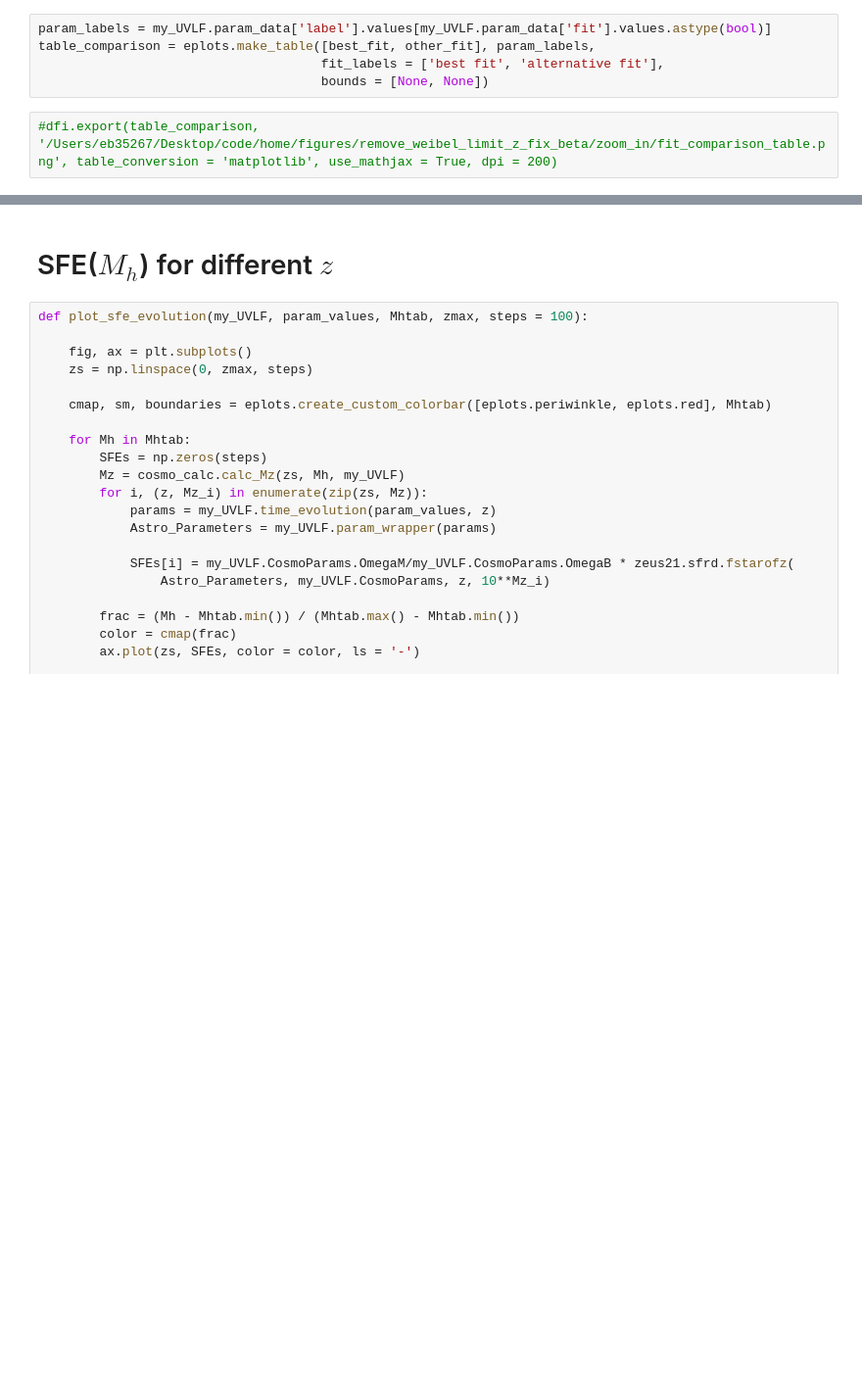
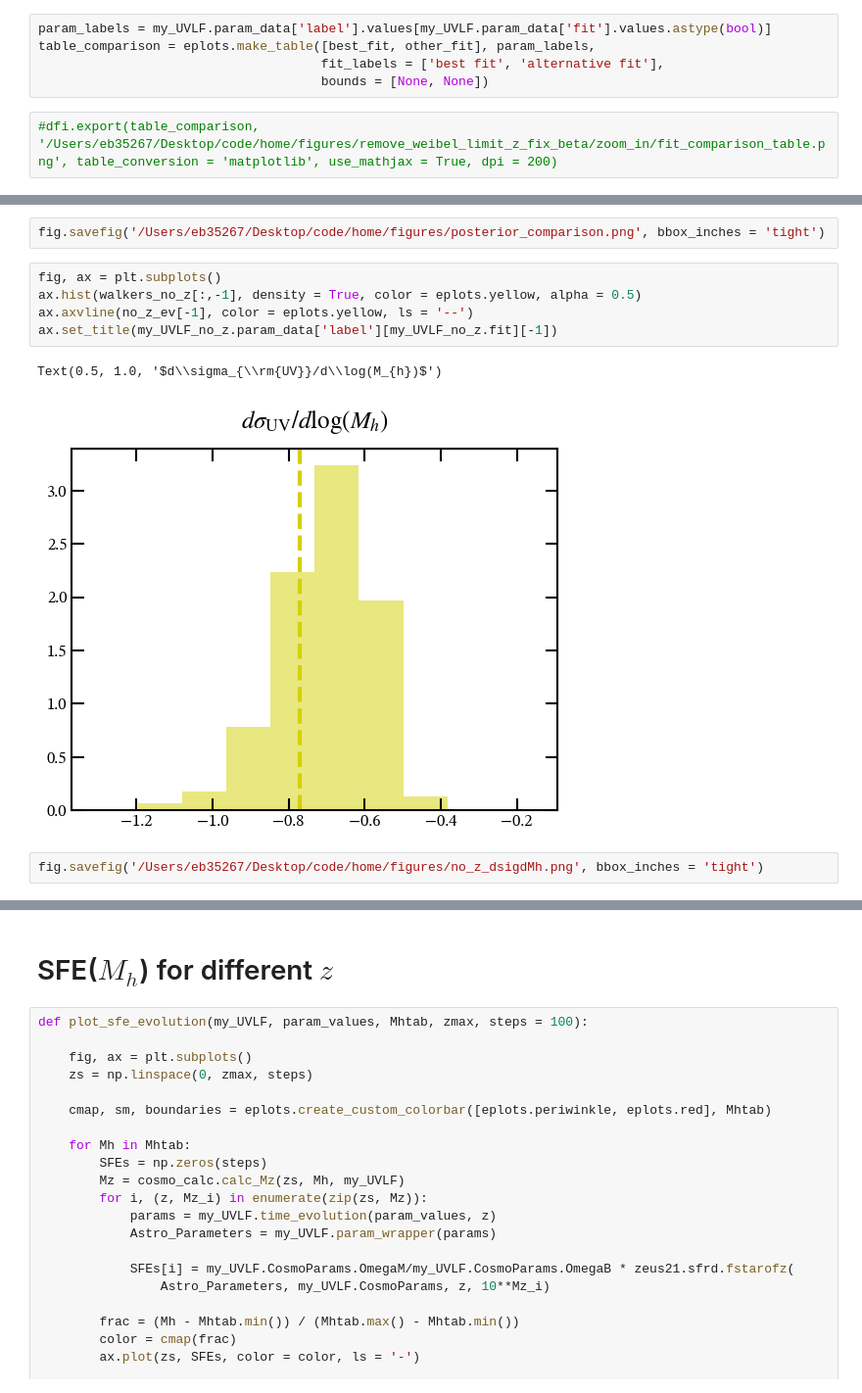
Before and after one commit to ebregou/modeling_stochasticity, a Jupyter notebook: notebooks/visualize_results.ipynb, the cells around one changed output, grey strips where cells are left out. Shown at 98% size. Cells and saved outputs as stored; diff of their text form; blank space fills up the shorter version.

```diff
--- a/notebooks/visualize_results.ipynb
+++ b/notebooks/visualize_results.ipynb
@@ -79,0 +84,12 @@ AttributeError: 'tuple' object has no attribute 'set_dpi'
+# %%
+fig.savefig('/Users/eb35267/Desktop/code/home/figures/posterior_comparison.png', bbox_inches = 'tight')
+# %%
+fig, ax = plt.subplots()
+ax.hist(walkers_no_z[:,-1], density = True, color = eplots.yellow, alpha = 0.5)
+ax.axvline(no_z_ev[-1], color = eplots.yellow, ls = '--')
+ax.set_title(my_UVLF_no_z.param_data['label'][my_UVLF_no_z.fit][-1])
+# %% [output]
+Text(0.5, 1.0, '$d\\sigma_{\\rm{UV}}/d\\log(M_{h})$')
+[figure, added]
+# %%
+fig.savefig('/Users/eb35267/Desktop/code/home/figures/no_z_dsigdMh.png', bbox_inches = 'tight')
```
Also changed, not shown: parts of 16 cells of this notebook, 6 other files.
